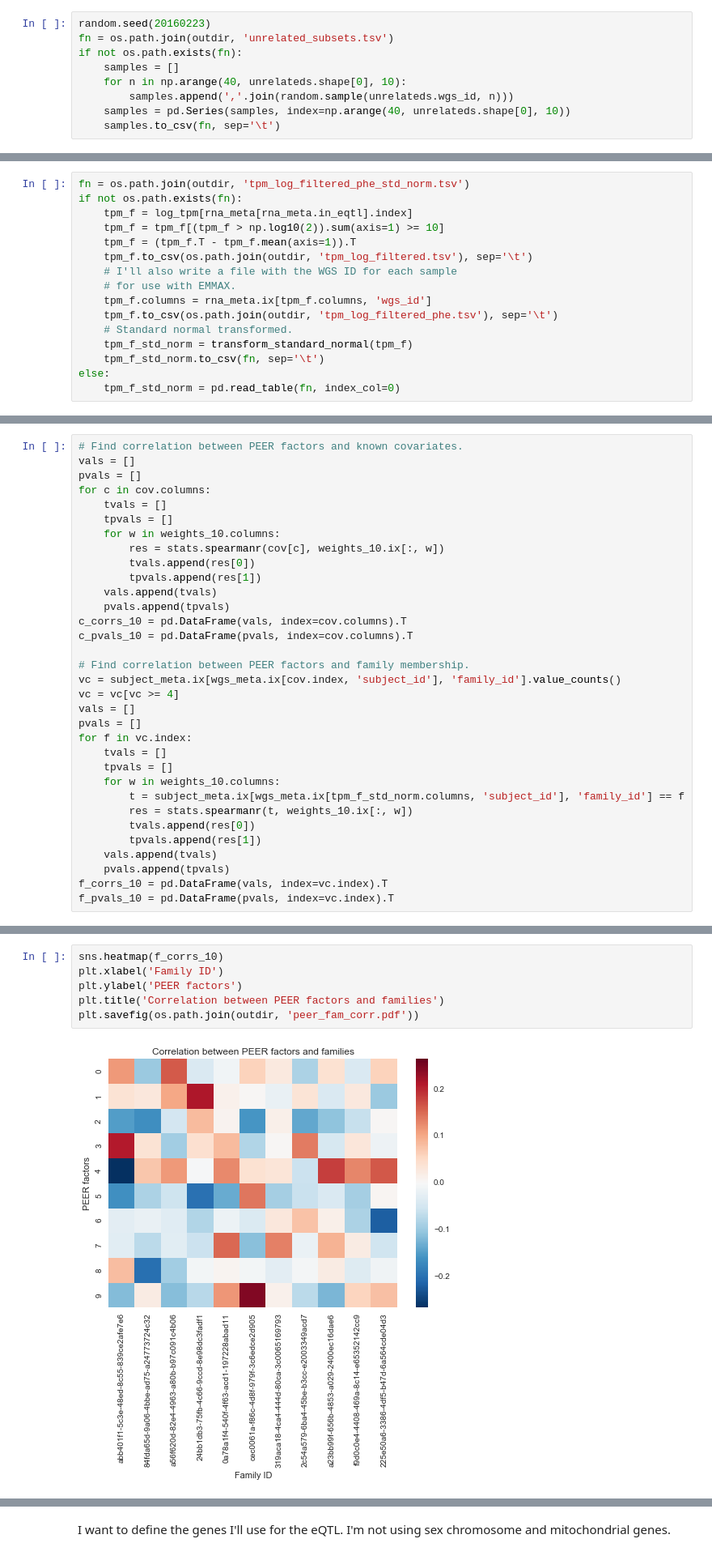
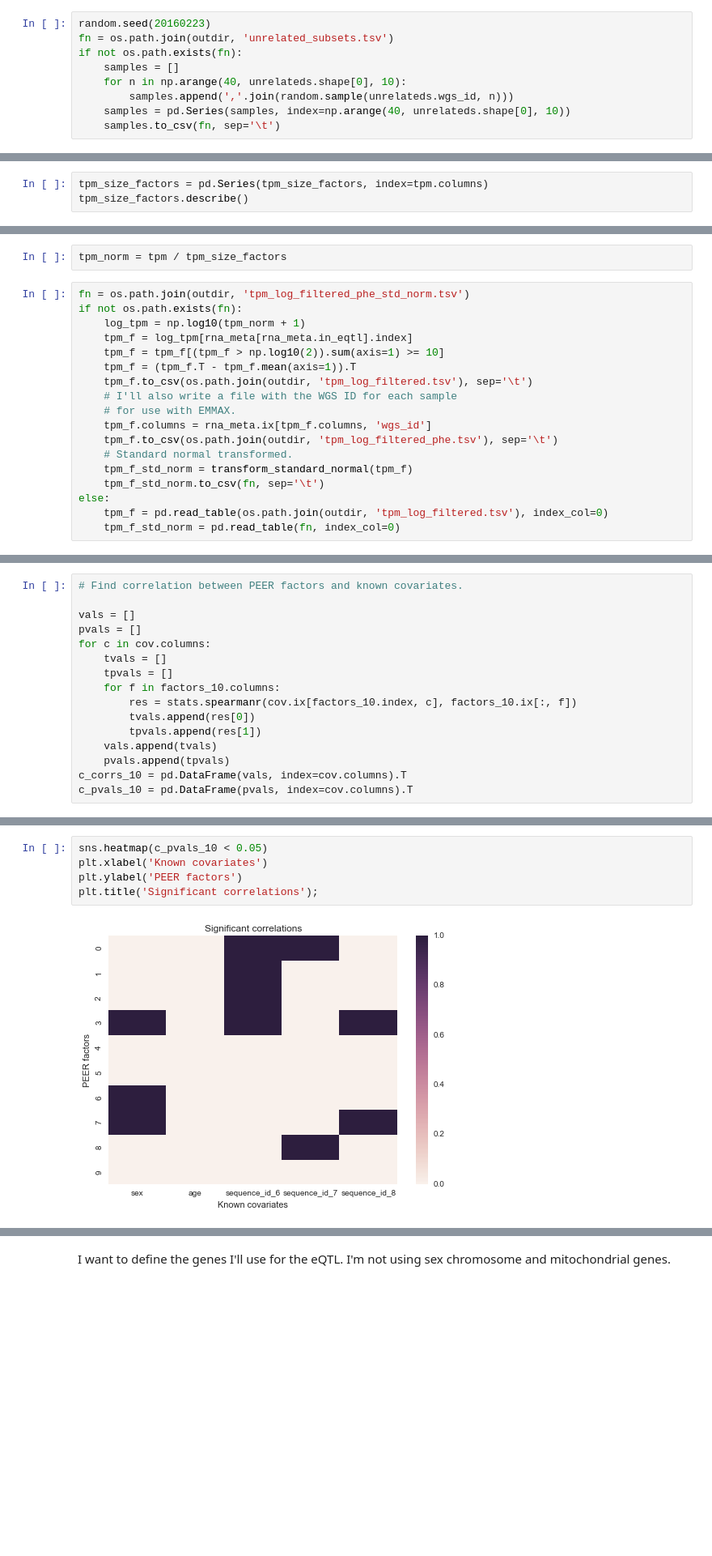
Before and after one commit to frazer-lab/cardips-ipsc-eqtl, a Jupyter notebook: notebooks/eQTL Input.ipynb, the cells around one changed output, grey strips where cells are left out. Shown at 81% size. Drawn from its saved outputs; the diff is of its cells as text; blank space fills up the shorter version.

```diff
--- a/notebooks/eQTL Input.ipynb
+++ b/notebooks/eQTL Input.ipynb
@@ -425,0 +442,3 @@ I'm going to use RSEM TPM estimates.
+# %%
+tpm_size_factors = pd.Series(tpm_size_factors, index=tpm.columns)
+tpm_size_factors.describe()
@@ -426,6 +455,9 @@ I'm going to use RSEM TPM estimates.
+# %%
+tpm_norm = tpm / tpm_size_factors
 # %%
 fn = os.path.join(outdir, 'tpm_log_filtered_phe_std_norm.tsv')
 if not os.path.exists(fn):
+    log_tpm = np.log10(tpm_norm + 1)
     tpm_f = log_tpm[rna_meta[rna_meta.in_eqtl].index]
     tpm_f = tpm_f[(tpm_f > np.log10(2)).sum(axis=1) >= 10]
     tpm_f = (tpm_f.T - tpm_f.mean(axis=1)).T
@@ -438,4 +470,5 @@ if not os.path.exists(fn):
     tpm_f_std_norm = transform_standard_normal(tpm_f)
     tpm_f_std_norm.to_csv(fn, sep='\t')
 else:
+    tpm_f = pd.read_table(os.path.join(outdir, 'tpm_log_filtered.tsv'), index_col=0)
     tpm_f_std_norm = pd.read_table(fn, index_col=0)
@@ -605,34 +660,17 @@ else:
         os.path.join(outdir, 'tpm_log_filtered_phe_std_norm_peer_resid.tsv'), index_col=0)
 # %%
 # Find correlation between PEER factors and known covariates.
+
 vals = []
 pvals = []
 for c in cov.columns:
     tvals = []
     tpvals = []
-    for w in weights_10.columns:
-        res = stats.spearmanr(cov[c], weights_10.ix[:, w])
+    for f in factors_10.columns:
+        res = stats.spearmanr(cov.ix[factors_10.index, c], factors_10.ix[:, f])
         tvals.append(res[0])
         tpvals.append(res[1])
     vals.append(tvals)
     pvals.append(tpvals)
 c_corrs_10 = pd.DataFrame(vals, index=cov.columns).T
 c_pvals_10 = pd.DataFrame(pvals, index=cov.columns).T
-
-# Find correlation between PEER factors and family membership.
-vc = subject_meta.ix[wgs_meta.ix[cov.index, 'subject_id'], 'family_id'].value_counts()
-vc = vc[vc >= 4]
-vals = []
-pvals = []
-for f in vc.index:
-    tvals = []
-    tpvals = []
-    for w in weights_10.columns:
-        t = subject_meta.ix[wgs_meta.ix[tpm_f_std_norm.columns, 'subject_id'], 'family_id'] == f
-        res = stats.spearmanr(t, weights_10.ix[:, w])
-        tvals.append(res[0])
-        tpvals.append(res[1])
-    vals.append(tvals)
-    pvals.append(tpvals)
-f_corrs_10 = pd.DataFrame(vals, index=vc.index).T
-f_pvals_10 = pd.DataFrame(pvals, index=vc.index).T
@@ -654,8 +710,7 @@ plt.title('Correlation $p$-values');
 # %%
-sns.heatmap(f_corrs_10)
-plt.xlabel('Family ID')
+sns.heatmap(c_pvals_10 < 0.05)
+plt.xlabel('Known covariates')
 plt.ylabel('PEER factors')
-plt.title('Correlation between PEER factors and families')
-plt.savefig(os.path.join(outdir, 'peer_fam_corr.pdf'))
+plt.title('Significant correlations');
 # %% [output]
-[figure, old version]
+[figure, new version]
```
Also changed, not shown: parts of 37 cells of this notebook.
